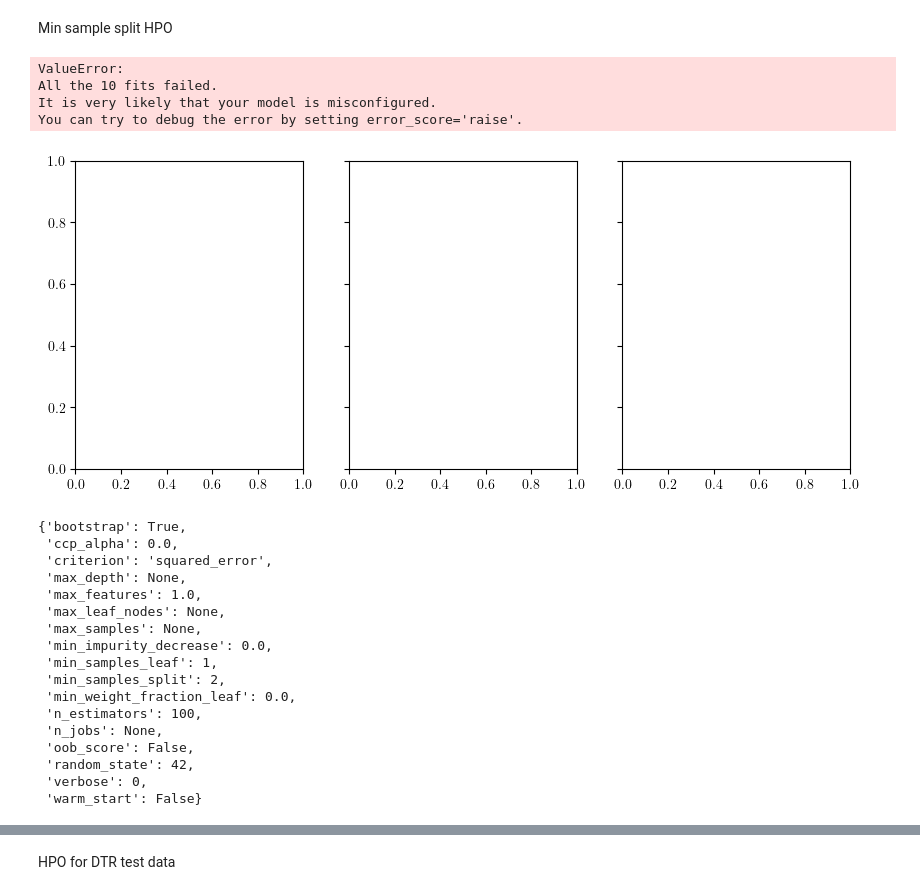
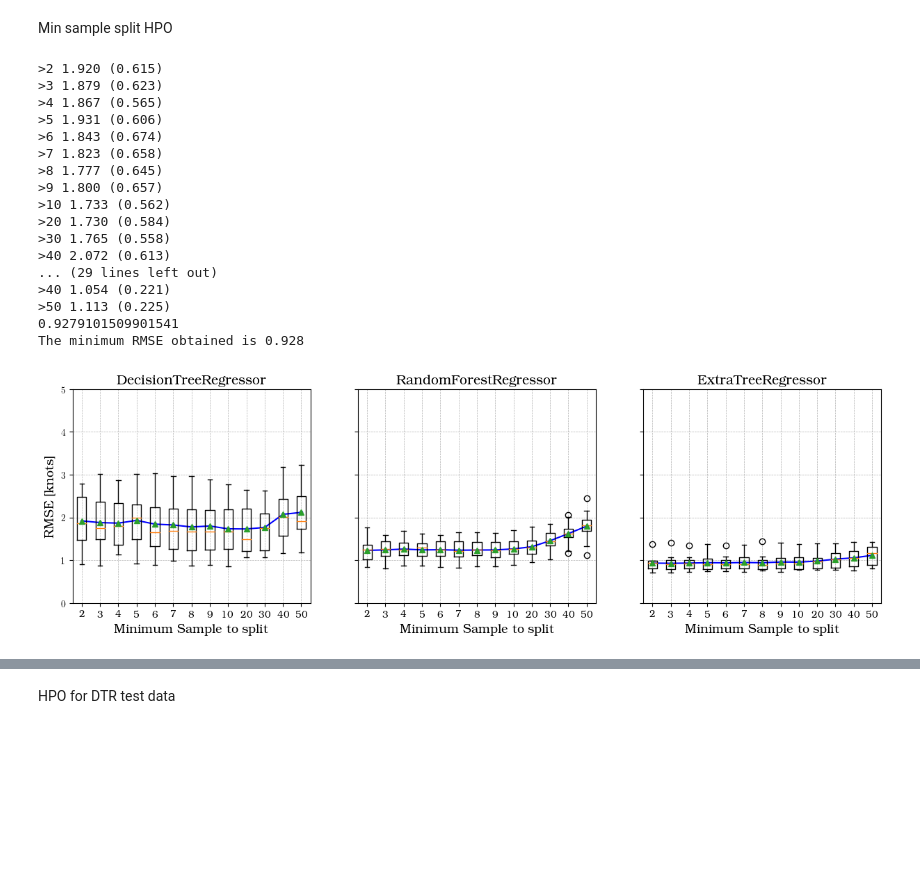
Before and after one commit to hiwafi/thesis-ais, a Jupyter notebook: AIS_stg_opt.ipynb, the cells around one changed output, grey strips where cells are left out. Saved outputs shown, nothing was run; the diff lists cells and outputs as text; code cells hidden in the pictures; blank space fills up the shorter version.

Commit message:
Add new HPO min samples split, compare performance of diff. BBM in stg_two

```diff
--- a/AIS_stg_opt.ipynb
+++ b/AIS_stg_opt.ipynb
@@ -954,14 +918,14 @@ def split_curve(x,y,regressor,regname):
 	plt.rcParams.update({
 	"text.usetex": True,
 	"font.family": "serif",
-	"font.sans-serif": "bookman",
+	"font.serif": "bookman",
 	})
 
 	# get a list of models to evaluate
 	def get_models_sp():
 		models_sp = dict()
 		# consider tree depths from 1 to 7 and None=full
-		split = [1,2,3,4,5,6,7,8,9,10,50,100]
+		split = [2,3,4,5,6,7,8,9,10,20,30,40,50]
 		for n in split:
 			if regressor == 'dt':
 				models_sp[str(n)] = DecisionTreeRegressor(min_samples_split=n)
@@ -1007,19 +971,32 @@ def split_curve(x,y,regressor,regname):
 	plt.title(rf"{regname}", fontsize=14)
 	plt.boxplot(results_sp, labels=names_sp,positions=range(len(names_sp)), showmeans=True)
 # %%
-fig, axes = plt.subplots(ncols=3, figsize=(10, 4), sharey=True)
+fig, axes = plt.subplots(ncols=3, figsize=(15, 4), sharey=True)
 plt.sca(axes[0])
 split_curve(x_test,y_test,regressor='dt',regname='DecisionTreeRegressor')
 plt.sca(axes[1])
 split_curve(x_test,y_test,regressor='rf',regname='RandomForestRegressor')
 plt.ylabel("")
 plt.sca(axes[2])
 split_curve(x_test,y_test,regressor='et',regname='ExtraTreeRegressor')
 plt.ylabel("")
 plt.show()
 # %% [output]
-ValueError:
-All the 10 fits failed.
-It is very likely that your model is misconfigured.
-You can try to debug the error by setting error_score='raise'.
+>2 1.920 (0.615)
+>3 1.879 (0.623)
+>4 1.867 (0.565)
+>5 1.931 (0.606)
+>6 1.843 (0.674)
+>7 1.823 (0.658)
+>8 1.777 (0.645)
+>9 1.800 (0.657)
+>10 1.733 (0.562)
+>20 1.730 (0.584)
+>30 1.765 (0.558)
+>40 2.072 (0.613)
+... (29 lines left out)
+>40 1.054 (0.221)
+>50 1.113 (0.225)
+0.9279101509901541
+The minimum RMSE obtained is 0.928
-[figure, old version]
+[figure, new version]
@@ -1028,22 +1003,4 @@ stop
 # %%
-from pprint import pprint
-pprint(model_rfr_ftr.get_params())
+# from pprint import pprint
+# pprint(model_rfr_ftr.get_params())
-# %% [output]
-{'bootstrap': True,
- 'ccp_alpha': 0.0,
- 'criterion': 'squared_error',
- 'max_depth': None,
- 'max_features': 1.0,
- 'max_leaf_nodes': None,
- 'max_samples': None,
- 'min_impurity_decrease': 0.0,
- 'min_samples_leaf': 1,
- 'min_samples_split': 2,
- 'min_weight_fraction_leaf': 0.0,
- 'n_estimators': 100,
- 'n_jobs': None,
- 'oob_score': False,
- 'random_state': 42,
- 'verbose': 0,
- 'warm_start': False}
 # %%
```
Also changed, not shown: parts of 33 cells of this notebook, 2 other files.
